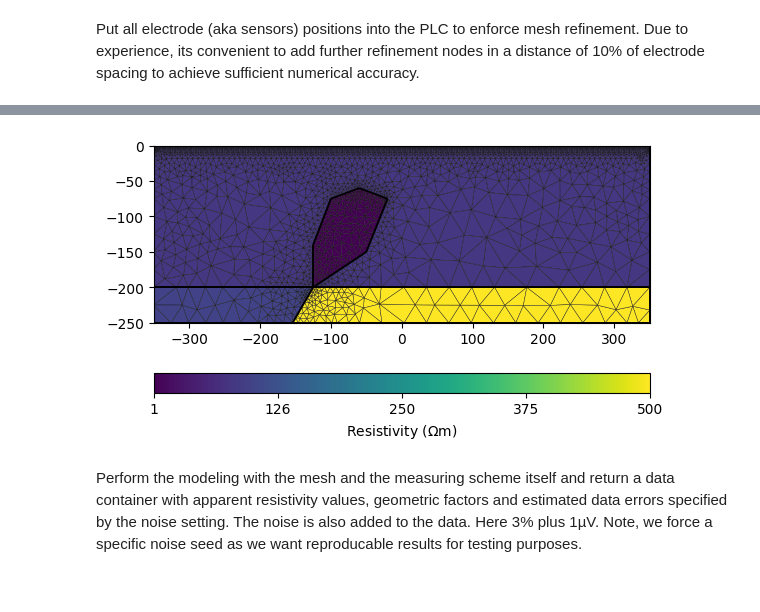
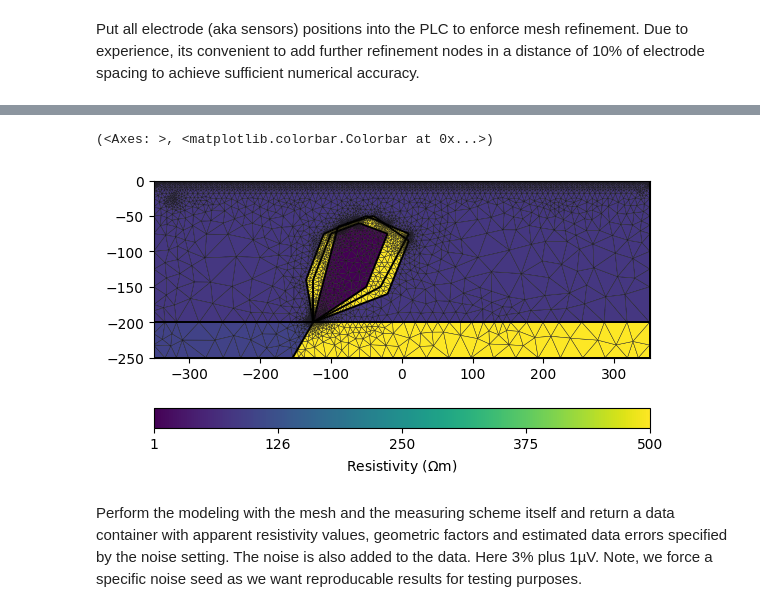
Before and after one commit to jcmefra/Aguas_Vichy, a Jupyter notebook: Modelling_simple.ipynb, the cells around one changed output, grey strips where cells are left out. Cells and saved outputs as stored; diff of their text form; code cells hidden in the pictures.

```diff
--- a/Modelling_simple.ipynb
+++ b/Modelling_simple.ipynb
@@ -37,0 +40,3 @@ plume = mt.createPolygon(plume_verts, isClosed=True, addNodes=10, marker=3)
+# %%
+outer_plume_verts = plume_verts * 1.2  # Scale vertices to make the plume larger
+outer_plume = mt.createPolygon(outer_plume_verts, isClosed=True, addNodes=10, marker=3)
@@ -38,5 +45,18 @@ plume = mt.createPolygon(plume_verts, isClosed=True, addNodes=10, marker=3)
+# %%
+inner_plume_verts = plume_verts * 0.8  # Scale vertices to make the plume smaller
+inner_plume = mt.createPolygon(inner_plume_verts, isClosed=True, addNodes=10, marker=5)
+# %%
+# Calculate translation vectors to keep the common vertex at (-125, -200)
+translation_outer = np.array([0, -200]) - outer_plume_verts[0]
+translation_inner = np.array([0, -200]) - inner_plume_verts[0]
+
+outer_plume_verts += translation_outer
+inner_plume_verts += translation_inner
+
+outer_plume = mt.createPolygon(outer_plume_verts, isClosed=True, addNodes=10, marker=3)
+inner_plume = mt.createPolygon(inner_plume_verts, isClosed=True, addNodes=10, marker=5)
 # %%
-geom = world + fault + plume
+geom = world + fault + plume + outer_plume + inner_plume
 # %% [markdown]
 Optional: show the geometry
 # %%
@@ -67,13 +84,17 @@ mesh = mt.createMesh(geom, quality=34)
 A = 500.  # Resistivity of siliciclastic rocks (Quartz sandstone, clear, with conglomeratic layers)
 B = 80.   # Resistivity of a quaternary aquifer with fresh water
 C = 100.   # Resistivity of Limolite and shale
-D = 1.    # Resistivity of hot salt water (Geothermal plume)
+D = 50.    # Resistivity of outer plume
+E = 25.    # Resistivity of middle plume
+F = 1.     # Resistivity of inner plume
 
 # Create a map to set resistivity values in the appropriate regions
 rhomap = [[0, A],
           [1, B],
           [2, C],
-          [3, D]]
+          [3, D],
+          [4, E],
+          [5, F]]
 
 # Take a look at the mesh and the resistivity distribution
 pg.show(mesh, data=rhomap, label=pg.unit('res'), showMesh=True)
@@ -82,4 +104,5 @@ pg.show(mesh, data=rhomap, label=pg.unit('res'), showMesh=True)
+(<Axes: >, <matplotlib.colorbar.Colorbar at 0x...>)
-[figure, old version]
+[figure, new version]
 # %% [markdown]
 Perform the modeling with the mesh and the measuring scheme itself
 and return a data container with apparent resistivity values,
```
Also changed, not shown: parts of 9 cells of this notebook, 2 other files.
